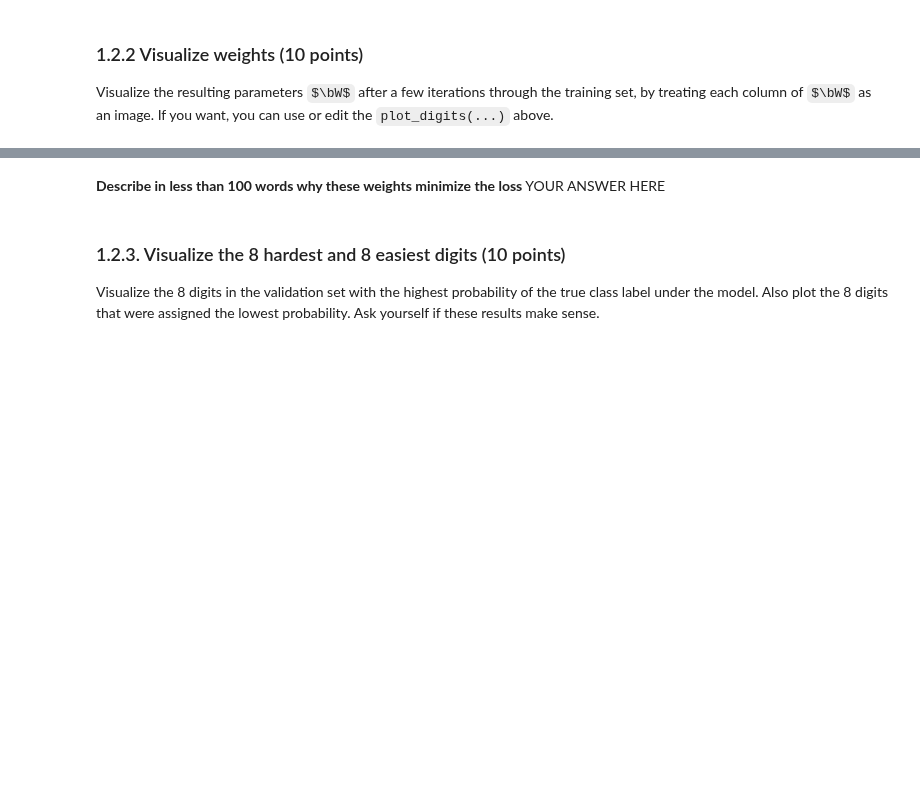
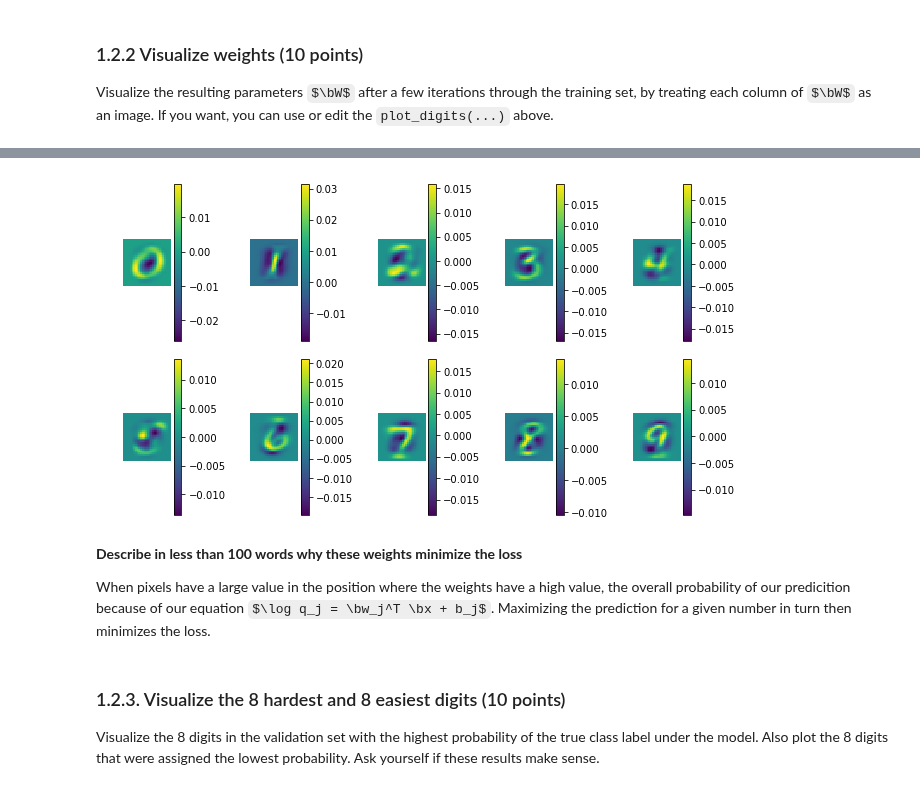
Before and after one commit to Kaleidophon/-friendly-octo-palm-tree, a Jupyter notebook: lab2.ipynb, the cells around one changed output, grey strips where cells are left out. Saved outputs shown, nothing was run; the diff lists cells and outputs as text; code cells hidden in the pictures; some formulas as TeX source; blank space fills up the shorter version.

```diff
--- a/lab2.ipynb
+++ b/lab2.ipynb
@@ -414,6 +417,24 @@ ValueError: num must be 1 <= num <= 0, not 1
-# %% [markdown]
-**Describe in less than 100 words why these weights minimize the loss**
-YOUR ANSWER HERE
+# %%
+def visualize_digit_weights(weights, plot_rows, plot_columns, cmap="viridis"):
+    for digit in range(w.shape[1]):
+        digit_weights = w[:,digit]
+        #digit_rows = int(w.shape[1]/len(digit_weights))
+        plt.subplot(plot_rows, plot_columns, digit+1)
+        plt.imshow(digit_weights.reshape((28, 28)), interpolation="none", cmap=cmap)
+        #if targets is not None:
+        #    plt.title(int(targets[i]))
+        plt.colorbar()
+        plt.axis('off')
+    plt.tight_layout()
+    plt.show()
+
+visualize_digit_weights(w, plot_rows=2, plot_columns=5)
+# %% [output]
+[figure, added]
+# %% [markdown]
+**Describe in less than 100 words why these weights minimize the loss**
+
+When pixels have a large value in the position where the weights have a high value, the overall probability of our predicition because of our equation $\log q_j = \bw_j^T \bx + b_j$. Maximizing the prediction for a given number in turn then minimizes the loss.
 # %% [markdown]
 ### 1.2.3. Visualize the 8 hardest and 8 easiest digits (10 points)
 Visualize the 8 digits in the validation set with the highest probability of the true class label under the model.
```
Also changed, not shown: parts of 4 cells of this notebook.
